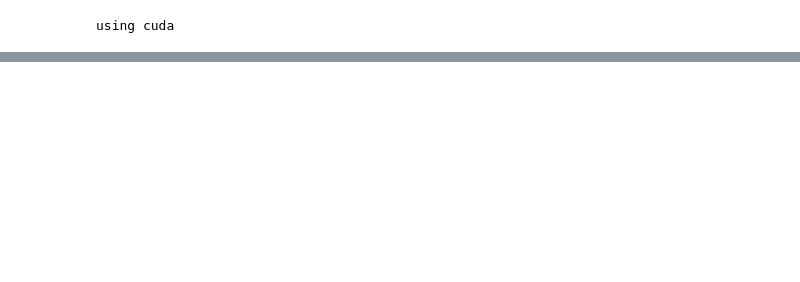
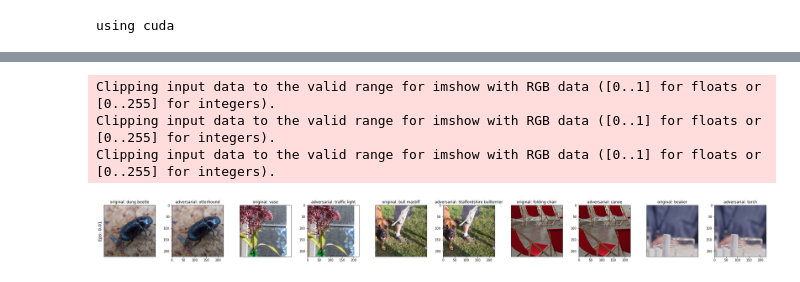
Before and after one commit to NTU-speech-lab/hw6-oToToT, a Jupyter notebook: fgsm.ipynb, the cells around one changed output, grey strips where cells are left out. Cells and saved outputs as stored; diff of their text form; code cells hidden in the pictures; blank space fills up the shorter version.

```diff
--- a/fgsm.ipynb
+++ b/fgsm.ipynb
@@ -145,7 +207,7 @@ label_name = label_name.loc[:, 'CategoryName'].to_numpy()
 # new 一個 Attacker class
 attacker = Attacker('./data/images', df)
 # 要嘗試的 epsilon
-epsilons = np.arange(10, 30)*0.01
+epsilons = [0.01]
 
 accuracies, examples = [], []
 results = []
@@ -158,8 +220,7 @@ for eps in epsilons:
     results.append(res)
     L_inf = 0
     for img in res:
-        L_inf += np.linalg.norm((img[2] - img[3]).reshape(224 * 224 * 3), ord=np.inf)
+        L_inf += abs(img[2] - img[3]).max() * 255
     L_inf /= 200
-    L_inf *= 255
     print(f'L-inf = {L_inf}\n')
 # %% [output]
@@ -184,38 +229,43 @@ KeyboardInterrupt:
 # %%
-# %matplotlib inline
-# # 顯示圖片
-# cnt = 0
-# plt.figure(figsize=(30, 30))
-# for i in range(len(epsilons)):
-#     try:
-#         os.mkdir(f'results/{epsilons[i]}')
-#     except FileExistsError:
-#         pass
-#     for j, img in enumerate(results[i]):
-#         img = img[3] * 255
-#         img = img.astype('uint8')
-#         img = np.transpose(img, (1, 2, 0))
-#         img = Image.fromarray(img, 'RGB')
-#         img.save(f'results/{epsilons[i]}/%03d.png' % j)
+%matplotlib inline
+# 顯示圖片
+cnt = 0
+plt.figure(figsize=(30, 30))
+for i in range(len(epsilons)):
+    try:
+        os.mkdir(f'results/{epsilons[i]}')
+    except FileExistsError:
+        pass
+    for j, img in enumerate(results[i]):
+        img = img[3] * 255
+        img = img.astype('uint8')
+        img = np.transpose(img, (1, 2, 0))
+        img = Image.fromarray(img, 'RGB')
+        img.save(f'results/{epsilons[i]}/%03d.png' % j)
 
-#     for j in range(len(examples[i])):
-#         cnt += 1
-#         plt.subplot(len(epsilons),len(examples[0]) * 2,cnt)
-#         plt.xticks([], [])
-#         plt.yticks([], [])
-#         if j == 0:
-#             plt.ylabel("Eps: {}".format(epsilons[i]), fontsize=14)
-#         orig, adv, orig_img, ex = examples[i][j]
-#         # plt.title("{} -> {}".format(orig, adv))
-#         plt.title("original: {}".format(label_name[orig].split(',')[0]))
-#         orig_img = np.transpose(orig_img, (1, 2, 0))
-#         plt.imshow(orig_img)
-#         cnt += 1
-#         plt.subplot(len(epsilons),len(examples[0]) * 2,cnt)
-#         plt.title("adversarial: {}".format(label_name[adv].split(',')[0]))
-#         ex = np.transpose(ex, (1, 2, 0))
-#         plt.imshow(ex)
-# plt.tight_layout()
-# plt.show()
+    for j in range(len(examples[i])):
+        cnt += 1
+        plt.subplot(len(epsilons),len(examples[0]) * 2,cnt)
+        plt.xticks([], [])
+        plt.yticks([], [])
+        if j == 0:
+            plt.ylabel("Eps: {}".format(epsilons[i]), fontsize=14)
+        orig, adv, orig_img, ex = examples[i][j]
+        # plt.title("{} -> {}".format(orig, adv))
+        plt.title("original: {}".format(label_name[orig].split(',')[0]))
+        orig_img = np.transpose(orig_img, (1, 2, 0))
+        plt.imshow(orig_img)
+        cnt += 1
+        plt.subplot(len(epsilons),len(examples[0]) * 2,cnt)
+        plt.title("adversarial: {}".format(label_name[adv].split(',')[0]))
+        ex = np.transpose(ex, (1, 2, 0))
+        plt.imshow(ex)
+plt.tight_layout()
+plt.show()
+# %% [output]
+Clipping input data to the valid range for imshow with RGB data ([0..1] for floats or [0..255] for integers).
+Clipping input data to the valid range for imshow with RGB data ([0..1] for floats or [0..255] for integers).
+Clipping input data to the valid range for imshow with RGB data ([0..1] for floats or [0..255] for integers).
+[figure, added]
 # %%
 torch.cuda.empty_cache()
```
Also changed, not shown: parts of 2 cells of this notebook.
